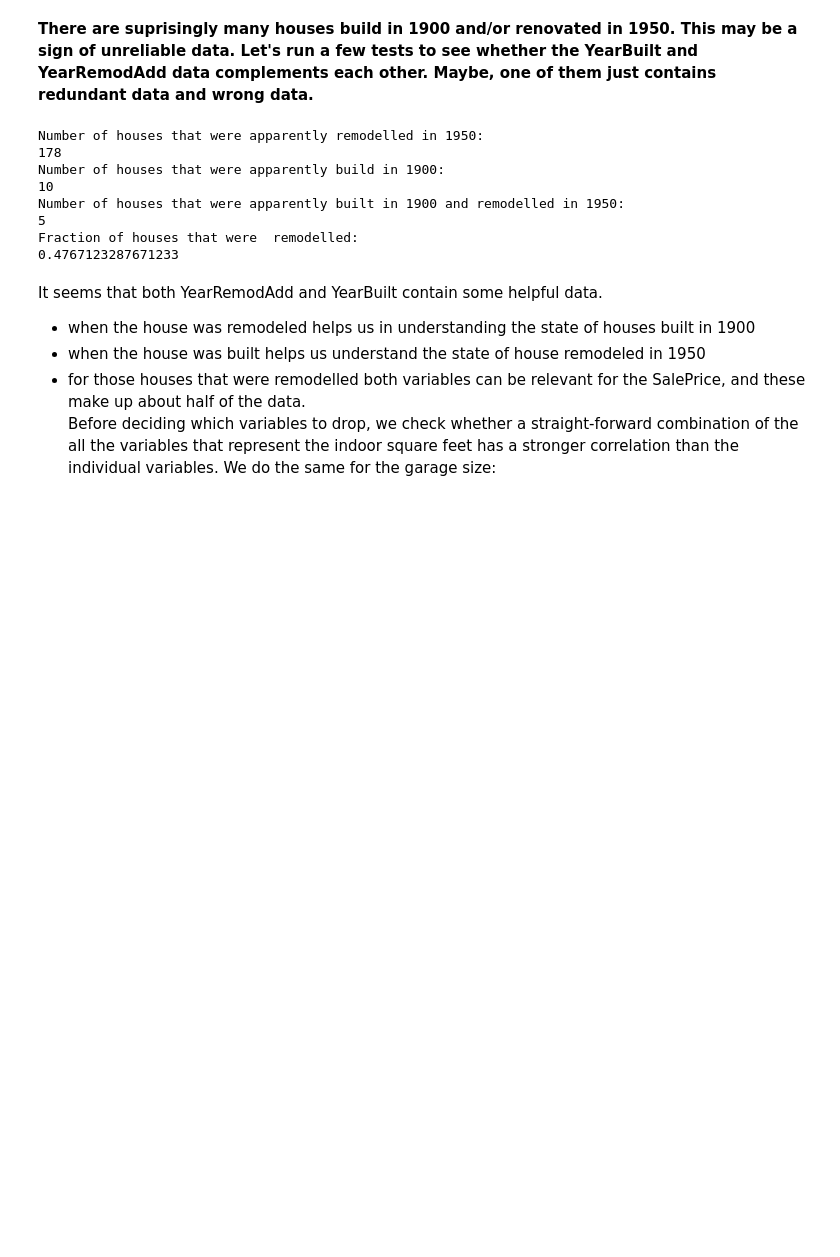
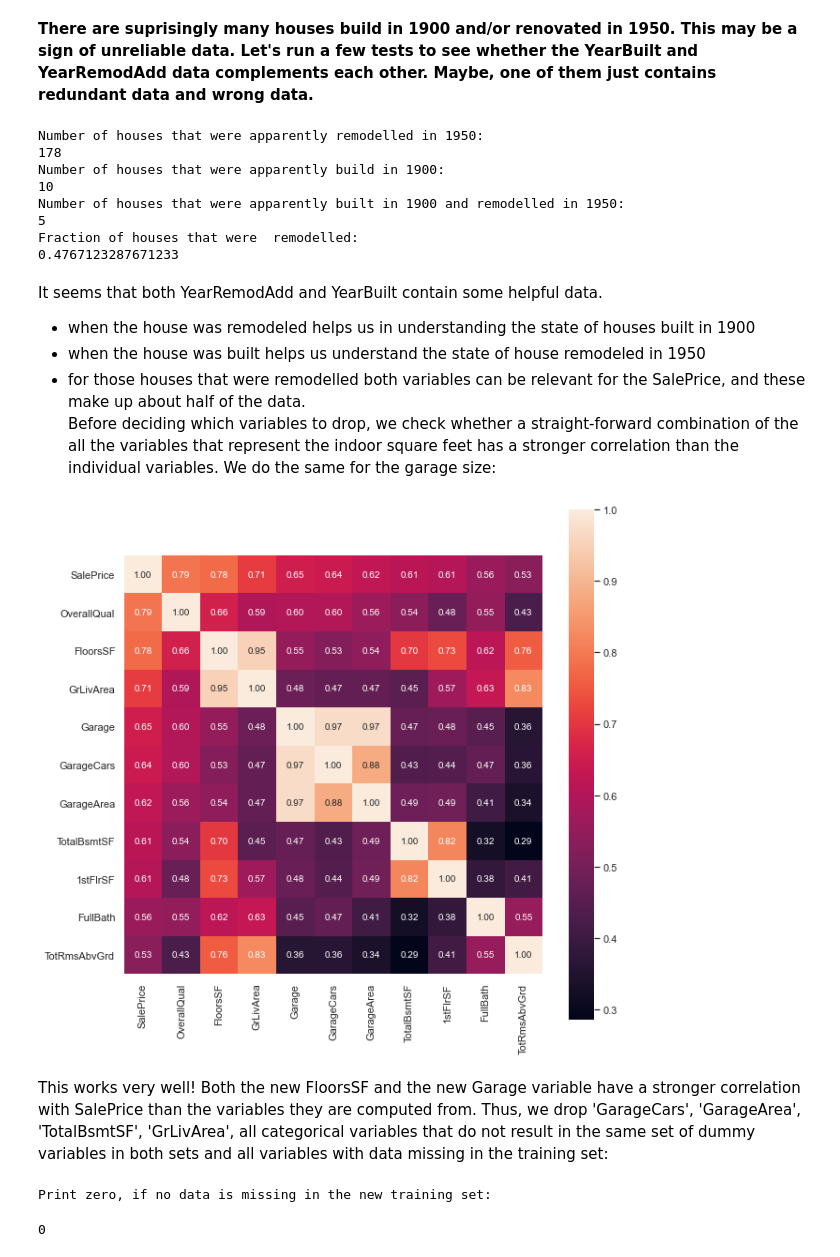
Before and after one commit to Ak-Gautam/Regularised_L_M, a Jupyter notebook: RLM.ipynb, the cells around one changed output. Drawn from its saved outputs; the diff is of its cells as text; code cells hidden in the pictures; blank space fills up the shorter version.

Commit message:
Data methods completed

```diff
--- a/RLM.ipynb
+++ b/RLM.ipynb
@@ -223,6 +226,42 @@ It seems that both YearRemodAdd and YearBuilt contain some helpful data.
 - when the house was built helps us understand the state of house remodeled in 1950
 - for those houses that were remodelled both variables can be relevant for the SalePrice, and these make up about half of the data.<br>
 Before deciding which variables to drop, we check whether a straight-forward combination of the all the variables that represent the indoor square feet has a stronger correlation than the individual variables. We do the same for the garage size:
-# %%
-train['FloorsSF'] = pd.Series(len(train['yearBuilt']), index = train.index)
-train['FloorsSF'] = train['1stFlrSF']+train['TotalBsmtSF']
+# %%
+train['FloorsSF'] = pd.Series(len(train['YearBuilt']), index = train.index)
+train['FloorsSF'] = train['1stFlrSF']+train['TotalBsmtSF']+train['2ndFlrSF']+train['GrLivArea']
+medianG = train.loc[train['GarageCars']==1, 'GarageArea'].median()
+train['Garage'] = pd.Series(len(train['YearBuilt']), index=train.index)
+train['Garage'] = train['GarageCars']+1*train['GarageArea']/medianG
+test['FloorsSF'] = pd.Series(len(test['YearBuilt']), index = test.index)
+test['FloorsSF'] = test['1stFlrSF']+test['TotalBsmtSF']+test['2ndFlrSF']+test['GrLivArea']
+medianG = test.loc[test['GarageCars']==1, 'GarageArea'].median()
+test['Garage']=pd.Series(len(train['YearBuilt']), index=test.index)
+test['Garage']=test['GarageCars']+1*test['GarageArea']/medianG
+
+#Saleprice correlation matix
+corrmat=train.corr()
+k = 11 #no. of variables for heatmap
+cols = corrmat.nlargest(k, 'SalePrice')['SalePrice'].index
+# selecting the k columns of the matrix with largest correlation with SalesPrice
+cm = np.corrcoef(train[cols].values.T)
+# accessing the correlation coefficients to depict them as numbers
+sns.set(font_scale = 1) # set the size of the font of the numbers
+f1, ax1 = plt.subplots(figsize = (10, 10))
+sns.heatmap(cm, cbar = True, annot = True, square = True, fmt = '.2f', annot_kws = {'size': 10}, yticklabels = cols.values, xticklabels = cols.values)
+plt.show()
+# %% [output]
+[figure, added]
+# %% [markdown]
+This works very well! Both the new FloorsSF and the new Garage variable have a stronger correlation with SalePrice than the variables they are computed from. Thus, we drop 'GarageCars', 'GarageArea', 'TotalBsmtSF', 'GrLivArea', all categorical variables that do not result in the same set of dummy variables in both sets and all variables with data missing in the training set:
+# %%
+train = train.drop((missing_data[missing_data['Total'] > 0]).index,1)
+test = test.drop((missing_data[missing_data['Total'] > 0]).index,1)
+# a list of other non-categorical variables that will not be included
+index_list_noncat_exclude=['GrLivArea','1stFlrSF','GarageCars','GarageArea','TotalBsmtSF','2ndFlrSF','HouseStyle', 'Utilities', 'Exterior2nd', 'Condition2', 'Heating', 'Exterior1st', 'RoofMatl']
+train = train.drop(index_list_noncat_exclude,1)
+test = test.drop(index_list_noncat_exclude,1)
+print('Print zero, if no data is missing in the new training set: ')
+train.isnull().sum().max() #just checking that there's no missing data missing...
+# %% [output]
+Print zero, if no data is missing in the new training set:
+0
```
Also changed, not shown: parts of 22 cells of this notebook.
